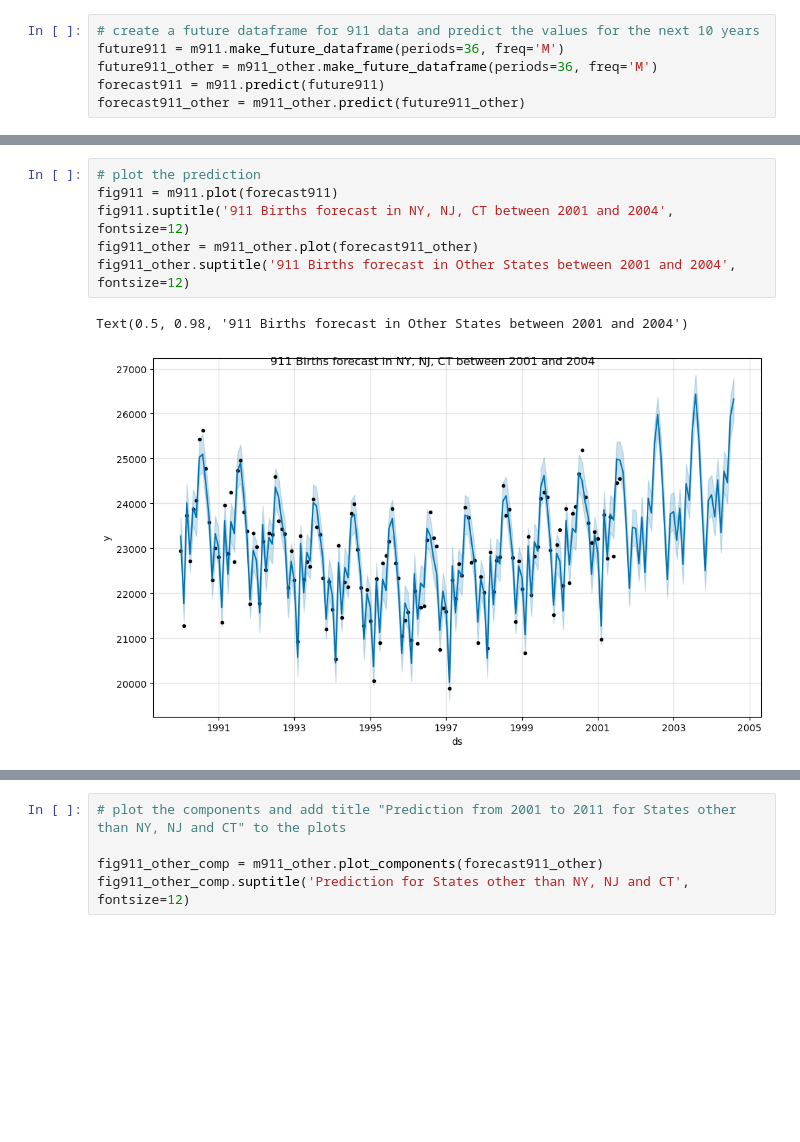
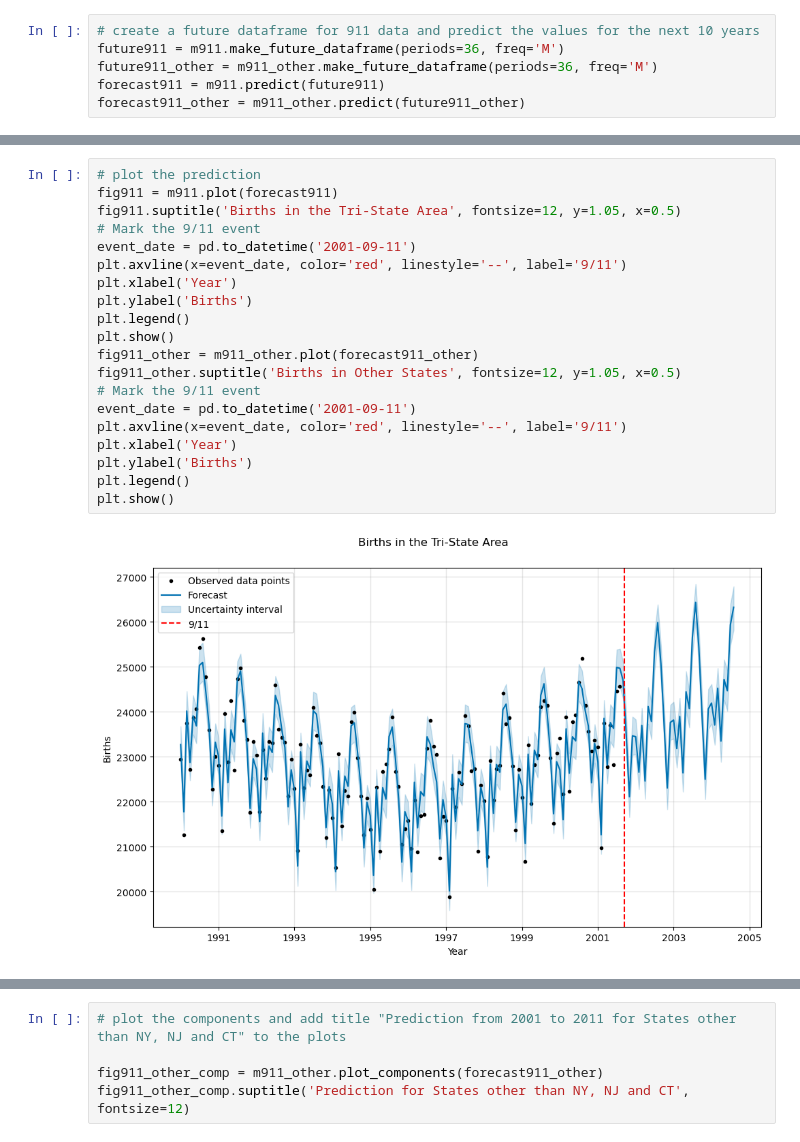
Before and after one commit to Aquamarine278/AI-Bootcamp-Project-1, a Jupyter notebook: birthdata_analysis.ipynb, the cells around one changed output, grey strips where cells are left out. Cells and saved outputs as stored; diff of their text form; blank space fills up the shorter version.

Commit message:
Actual vs Forecast graphs plotted

```diff
--- a/birthdata_analysis.ipynb
+++ b/birthdata_analysis.ipynb
@@ -598,9 +602,22 @@ display(forecast911_other.tail())
 # %%
 # plot the prediction
 fig911 = m911.plot(forecast911)
-fig911.suptitle('911 Births forecast in NY, NJ, CT between 2001 and 2004', fontsize=12)
+fig911.suptitle('Births in the Tri-State Area', fontsize=12, y=1.05, x=0.5)
+# Mark the 9/11 event
+event_date = pd.to_datetime('2001-09-11')
+plt.axvline(x=event_date, color='red', linestyle='--', label='9/11')
+plt.xlabel('Year')
+plt.ylabel('Births')
+plt.legend()
+plt.show()
 fig911_other = m911_other.plot(forecast911_other)
-fig911_other.suptitle('911 Births forecast in Other States between 2001 and 2004', fontsize=12)
+fig911_other.suptitle('Births in Other States', fontsize=12, y=1.05, x=0.5)
+# Mark the 9/11 event
+event_date = pd.to_datetime('2001-09-11')
+plt.axvline(x=event_date, color='red', linestyle='--', label='9/11')
+plt.xlabel('Year')
+plt.ylabel('Births')
+plt.legend()
+plt.show()
 # %% [output]
-Text(0.5, 0.98, '911 Births forecast in Other States between 2001 and 2004')
-[figure, old version]
+[figure, new version]
```
Also changed, not shown: parts of 16 cells of this notebook.
